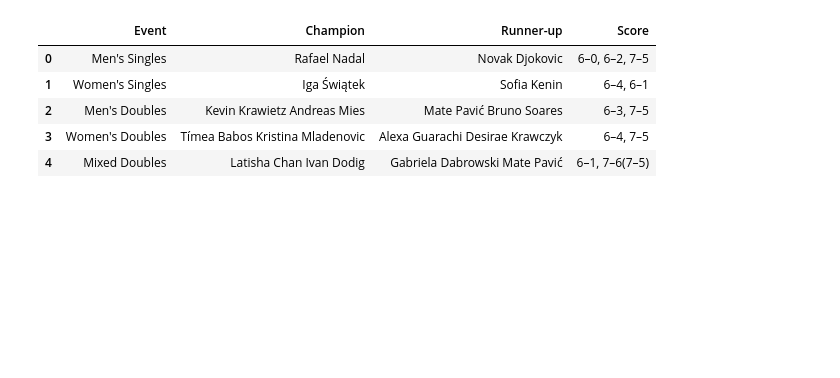
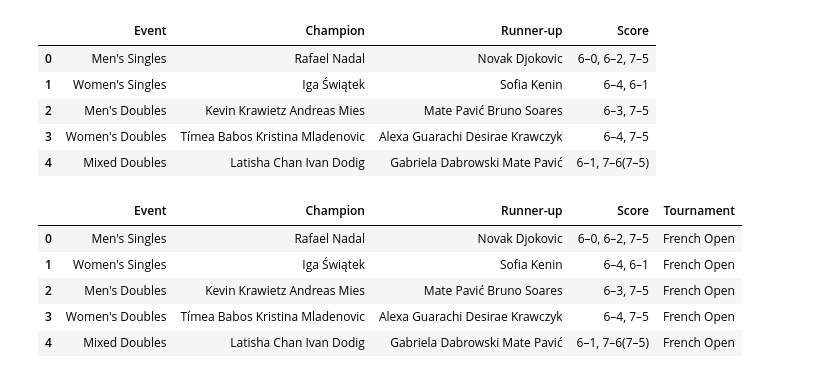
Before and after one commit to sbakshi908/ETL-project, a Jupyter notebook: Extract/wiki_scrubber.ipynb, the cells around one changed output. Cells and saved outputs as stored; diff of their text form; code cells hidden in the pictures; blank space fills up the shorter version.

```diff
--- a/Extract/wiki_scrubber.ipynb
+++ b/Extract/wiki_scrubber.ipynb
@@ -115,6 +92,17 @@ french_df
 | 2 | Men's Doubles | Kevin Krawietz Andreas Mies | Mate Pavić Bruno Soares | 6–3, 7–5 |
 | 3 | Women's Doubles | Tímea Babos Kristina Mladenovic | Alexa Guarachi Desirae Krawczyk | 6–4, 7–5 |
 | 4 | Mixed Doubles | Latisha Chan Ivan Dodig | Gabriela Dabrowski Mate Pavić | 6–1, 7–6(7–5) |
+# %%
+tourn_name = ['French Open', 'French Open', 'French Open','French Open','French Open']
+french_df['Tournament'] = tourn_name
+french_df
+# %% [output]
+|  | Event | Champion | Runner-up | Score | Tournament |
+| 0 | Men's Singles | Rafael Nadal | Novak Djokovic | 6–0, 6–2, 7–5 | French Open |
+| 1 | Women's Singles | Iga Świątek | Sofia Kenin | 6–4, 6–1 | French Open |
+| 2 | Men's Doubles | Kevin Krawietz Andreas Mies | Mate Pavić Bruno Soares | 6–3, 7–5 | French Open |
+| 3 | Women's Doubles | Tímea Babos Kristina Mladenovic | Alexa Guarachi Desirae Krawczyk | 6–4, 7–5 | French Open |
+| 4 | Mixed Doubles | Latisha Chan Ivan Dodig | Gabriela Dabrowski Mate Pavić | 6–1, 7–6(7–5) | French Open |
 # %%
 wim_open_url = 'https://en.wikipedia.org/wiki/The_Championships,_Wimbledon'
 wim_open_table = pd.read_html(wim_open_url)
```
Also changed, not shown: parts of 31 cells of this notebook, 5 other files.
